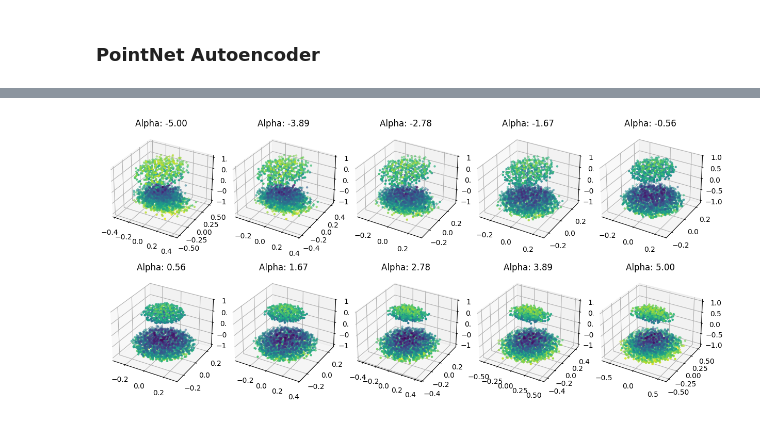
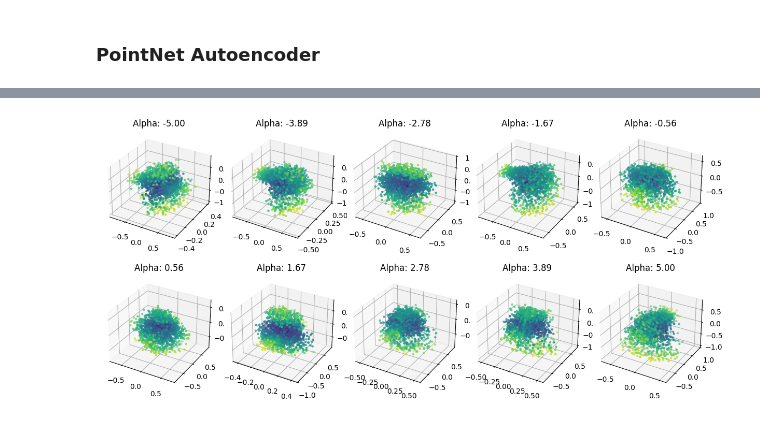
Before and after one commit to RadioActiveBlackTi/nn-experimental-toybooks, a Jupyter notebook: 05-point-cloud-autoencoder.ipynb, the cells around one changed output, grey strips where cells are left out. Cells and saved outputs as stored; diff of their text form; code cells hidden in the pictures.

```diff
--- a/05-point-cloud-autoencoder.ipynb
+++ b/05-point-cloud-autoencoder.ipynb
@@ -143,24 +231,14 @@ class STNKd(nn.Module):
         x = x.view(-1, self.k, self.k)  # (B, k, k)
         return x
 # %%
-class PointNetEncoder(nn.Module):
-    def __init__(self, latent_dim=64):
+class PointNetFeature(nn.Module):
+    def __init__(self):
         super().__init__()
         self.input_transform = STNKd(3)
         self.conv1 = nn.Sequential(nn.Conv1d(3, 64, 1), nn.BatchNorm1d(64))
         self.feature_transform = STNKd(64)
         self.conv2 = nn.Sequential(nn.Conv1d(64, 128, 1), nn.BatchNorm1d(128))
         self.conv3 = nn.Sequential(nn.Conv1d(128, 1024, 1), nn.BatchNorm1d(1024))
-
-        self.fc = nn.Sequential(
-            nn.Linear(1024, 512),
-            nn.BatchNorm1d(512),
-            nn.ReLU(),
-            nn.Linear(512, 256),
-            nn.BatchNorm1d(256),
-            nn.ReLU(),
-            nn.Linear(256, latent_dim)
-        )
 
     def forward(self, x):
         # Input: (B, N, 3)
@@ -174,6 +252,5 @@ class PointNetEncoder(nn.Module):
         x = F.relu(self.conv2(x))  # (B, 128, N)
         x = F.relu(self.conv3(x))  # (B, 1024, N)
         x = torch.max(x, 2)[0]  # (B, 1024)
-        x = self.fc(x)  # (B, latent_dim)
 
         return x, t3, t64 # should regularize t3, t64 to orthogonal matrices
@@ -411,14 +537,18 @@ reconstruct_and_visualize(PAE, torch.tensor(normalize_point_cloud_np(make_ellips
 # %%
-def latent_interpolation(AE, latent_dim_idx=0, input_latent = None, min=-1.0, max=1.0, steps=10):
+def latent_interpolation(AE, latent_dim_idx=0, input_latent=None, min=-1.0, max=1.0, steps=10):
     AE.eval()
     with torch.no_grad():
         latent_vectors = []
         for alpha in np.linspace(min, max, steps):
             if input_latent is not None:
-                latent = input_latent.clone()
+                latent = input_latent.clone().detach()
+                if latent.dim() == 1:
+                    latent = latent.unsqueeze(0)  # (D,) -> (1, D)
+                latent = latent.to(device).float()
             else:
-                latent = torch.zeros(1, AE.decoder.fc_in[0].in_features).to(device)
-            latent[0, latent_dim_idx] = alpha
+                latent = torch.randn(1, AE.decoder.fc_in[0].in_features, device=device)
+
+            latent[0, latent_dim_idx] = float(alpha)
             latent_vectors.append(latent)
 
         latent_vectors = torch.cat(latent_vectors, dim=0)  # (steps, latent_dim)
@@ -426,16 +556,20 @@ def latent_interpolation(AE, latent_dim_idx=0, input_latent = None, min=-1.0, ma
 
     fig = plt.figure(figsize=(12, 6))
     for i in range(steps):
-        ax = fig.add_subplot(2, steps//2, i+1, projection='3d')
+        ax = fig.add_subplot(2, steps // 2, i + 1, projection='3d')
         depth = np.linalg.norm(reconstructed_points[i].cpu().numpy(), axis=1)
-        ax.scatter(reconstructed_points[i][:, 0].cpu(), reconstructed_points[i][:, 1].cpu(), reconstructed_points[i][:, 2].cpu(), s=5, c=depth, cmap='viridis')
+        ax.scatter(
+            reconstructed_points[i][:, 0].cpu(),
+            reconstructed_points[i][:, 1].cpu(),
+            reconstructed_points[i][:, 2].cpu(),
+            s=5, c=depth, cmap='viridis'
+        )
         ax.set_title(f'Alpha: {np.linspace(min, max, steps)[i]:.2f}')
     plt.tight_layout()
     plt.show()
 # %%
-latent = PAE.encode(torch.tensor(snowmans[0]).to(device).float().unsqueeze(0))[0]
-idx = 5
-print(latent[idx].item())
+latent = None
+idx = 0
 latent_interpolation(PAE, latent_dim_idx=idx, input_latent=latent, min=-5.0, max=5.0, steps=10)
 # %% [output]
-[figure, old version]
+[figure, new version]
```
Also changed, not shown: parts of 31 cells of this notebook, 1 other file.
